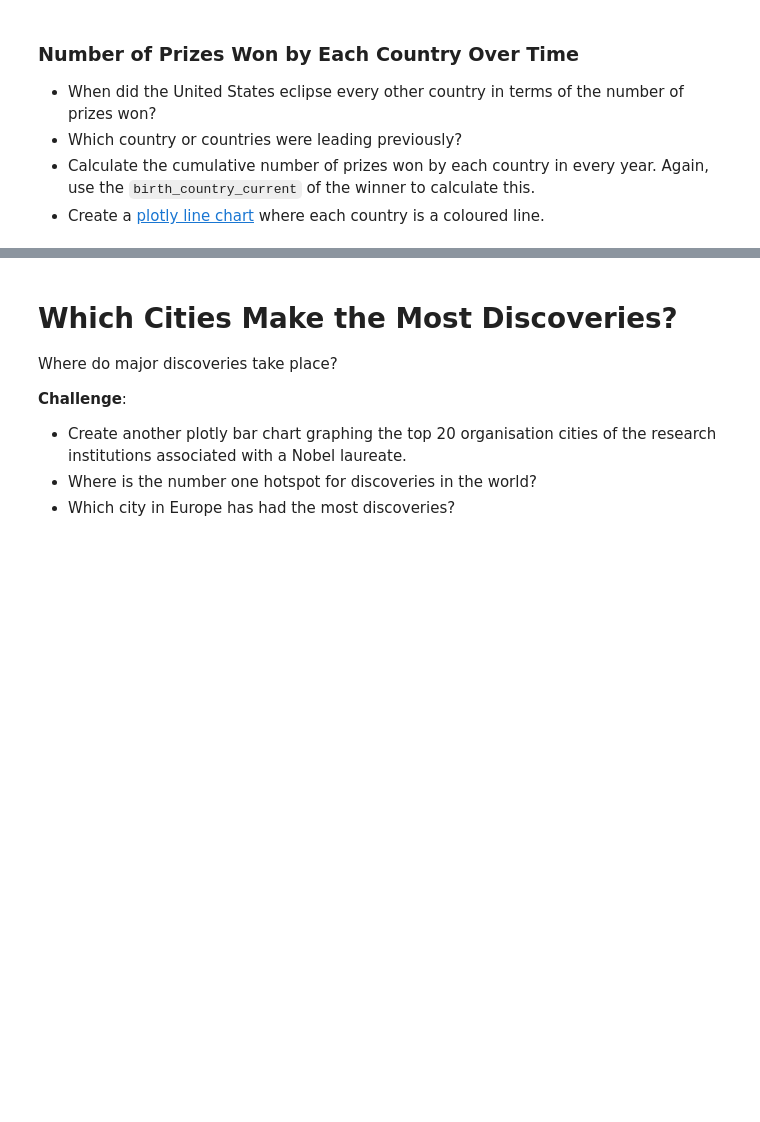
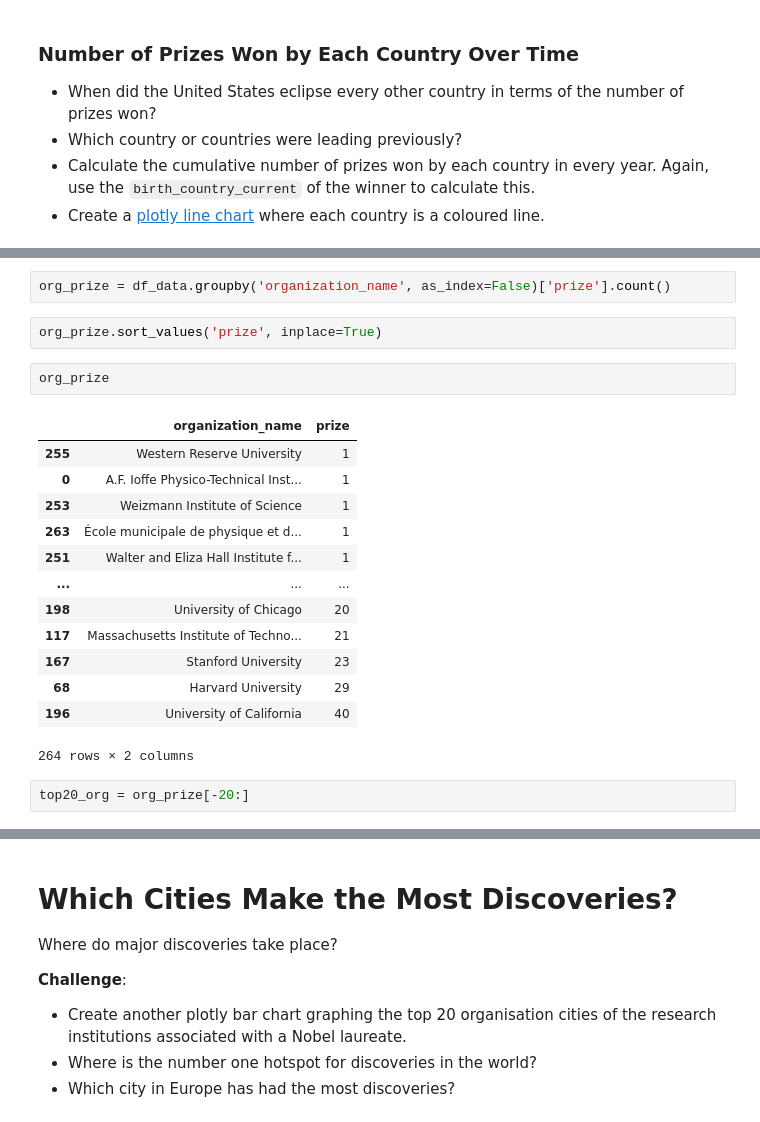
Before and after one commit to MohammadAburub93/Python-Data-Science-Practice, a Jupyter notebook: Nobel Prize Analysis/Nobel_Prize_Analysis_(start).ipynb, the cells around one changed output, grey strips where cells are left out. Saved outputs shown, nothing was run; the diff lists cells and outputs as text; blank space fills up the shorter version.

```diff
--- a/Nobel Prize Analysis/Nobel_Prize_Analysis_(start).ipynb
+++ b/Nobel Prize Analysis/Nobel_Prize_Analysis_(start).ipynb
@@ -703,3 +720,25 @@ cat_gen_bar.show()
 
 * Which organisations make up the top 20?
 * How many Nobel prize winners are affiliated with the University of Chicago and Harvard University?
+# %%
+org_prize = df_data.groupby('organization_name', as_index=False)['prize'].count()
+# %%
+org_prize.sort_values('prize', inplace=True)
+# %%
+org_prize
+# %% [output]
+|  | organization_name | prize |
+| 255 | Western Reserve University | 1 |
+| 0 | A.F. Ioffe Physico-Technical Inst... | 1 |
+| 253 | Weizmann Institute of Science | 1 |
+| 263 | École municipale de physique et d... | 1 |
+| 251 | Walter and Eliza Hall Institute f... | 1 |
+| ... | ... | ... |
+| 198 | University of Chicago | 20 |
+| 117 | Massachusetts Institute of Techno... | 21 |
+| 167 | Stanford University | 23 |
+| 68 | Harvard University | 29 |
+| 196 | University of California | 40 |
+264 rows × 2 columns
+# %%
+top20_org = org_prize[-20:]
```
Also changed, not shown: parts of 17 cells of this notebook.
